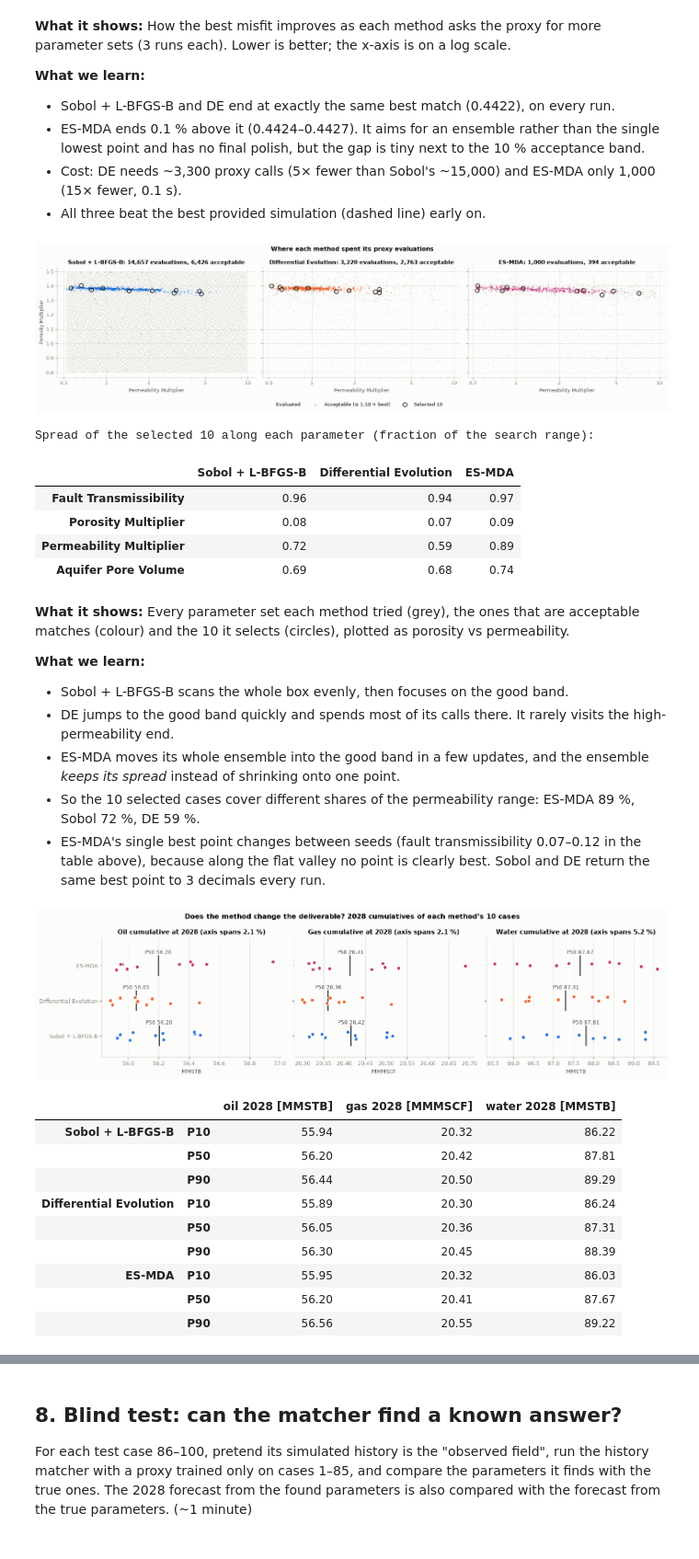
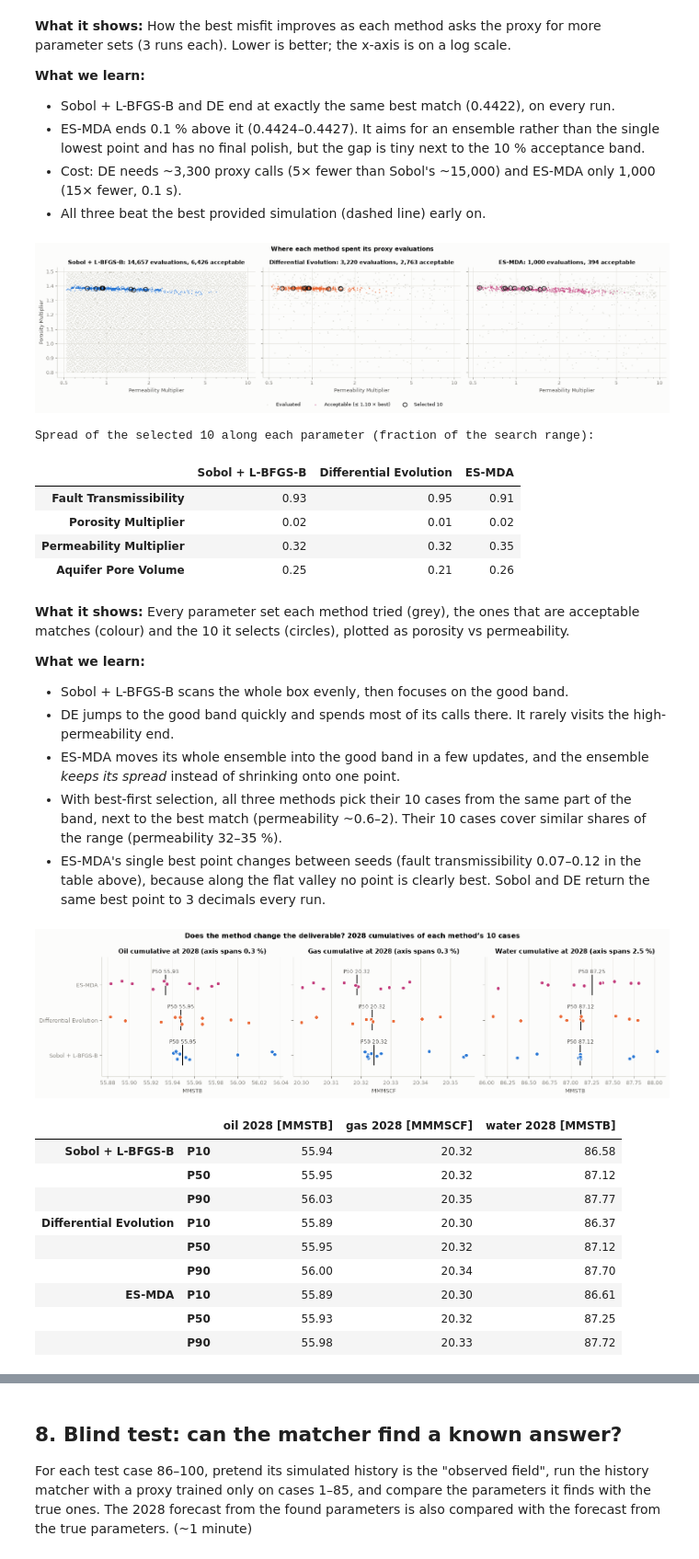
Before and after one commit to siongfeng04/ExxonMobil-DWC26, a Jupyter notebook: notebook/02_History_Matching_Forecast.ipynb, the cells around one changed output, grey strips where cells are left out. Shown at 92% size. Cells and saved outputs as stored; diff of their text form; code cells hidden in the pictures.

Commit message:
1. Change data flow (from 01 notebook) 2. Restructure output folder 3. Change selection strategy (best params with lowest missfit, then difference)

```diff
--- a/notebook/02_History_Matching_Forecast.ipynb
+++ b/notebook/02_History_Matching_Forecast.ipynb
@@ -64,6 +64,13 @@ plt.rcParams.update({
     'font.size': 9.5, 'lines.linewidth': 2,
 })
 pd.set_option('display.width', 160)
+
+FIG_DIR = ROOT / 'outputs' / 'figures' / '02_History_Matching_Forecast'  # one figure folder per notebook
+FIG_DIR.mkdir(parents=True, exist_ok=True)
+
+
+def savefig(fig, name):
+    fig.savefig(FIG_DIR / f'{name}.png', dpi=150, bbox_inches='tight')
 # %% [markdown]
 ## 2. Load the data
 
@@ -502,6 +524,7 @@ axes[0].set_ylabel('Porosity Multiplier')
 fig.legend(*axes[-1].get_legend_handles_labels(), loc='lower center', ncol=3, bbox_to_anchor=(0.5, -0.02))
 fig.suptitle('Where each method spent its proxy evaluations', fontweight='bold')
 fig.tight_layout(rect=(0, 0.06, 1, 1))
+savefig(fig, '08_optimizer_search_coverage')
 plt.show()
 
 spread = pd.DataFrame({m: np.ptp(box.to_unit(r['selected'][PARAM_COLS].to_numpy()), axis=0)
@@ -509,13 +532,13 @@ spread = pd.DataFrame({m: np.ptp(box.to_unit(r['selected'][PARAM_COLS].to_numpy(
 print('Spread of the selected 10 along each parameter (fraction of the search range):')
 display(spread.round(2))
 # %% [output]
-[figure, old version]
+[figure, new version]
 Spread of the selected 10 along each parameter (fraction of the search range):
 |  | Sobol + L-BFGS-B | Differential Evolution | ES-MDA |
-| Fault Transmissibility | 0.96 | 0.94 | 0.97 |
-| Porosity Multiplier | 0.08 | 0.07 | 0.09 |
-| Permeability Multiplier | 0.72 | 0.59 | 0.89 |
-| Aquifer Pore Volume | 0.69 | 0.68 | 0.74 |
+| Fault Transmissibility | 0.93 | 0.95 | 0.91 |
+| Porosity Multiplier | 0.02 | 0.01 | 0.02 |
+| Permeability Multiplier | 0.32 | 0.32 | 0.35 |
+| Aquifer Pore Volume | 0.25 | 0.21 | 0.26 |
 # %% [markdown]
 **What it shows:** Every parameter set each method tried (grey), the ones that are acceptable matches (colour)
 and the 10 it selects (circles), plotted as porosity vs permeability.
@@ -525,50 +548,52 @@ and the 10 it selects (circles), plotted as porosity vs permeability.
 - DE jumps to the good band quickly and spends most of its calls there. It rarely visits the high-permeability end.
 - ES-MDA moves its whole ensemble into the good band in a few updates, and the ensemble *keeps its spread* instead of
   shrinking onto one point.
-- So the 10 selected cases cover different shares of the permeability range: ES-MDA 89 %, Sobol 72 %, DE 59 %.
+- With best-first selection, all three methods pick their 10 cases from the same part of the band, next to the best
+  match (permeability ~0.6–2). Their 10 cases cover similar shares of the range (permeability 32–35 %).
 - ES-MDA's single best point changes between seeds (fault transmissibility 0.07–0.12 in the table above), because
   along the flat valley no point is clearly best. Sobol and DE return the same best point to 3 decimals every run.
 # %%
 cum_2028 = {m: forecast(proxy, r['selected'][PARAM_COLS].to_numpy(), dates, field['obs_rate'], field['obs_cum'], corr,
                         anchor=True)['cum'][:, -1] / 1e6
             for m, r in main_runs.items()}
 
 fig, axes = plt.subplots(1, 3, figsize=(15, 4.0))
 rng = np.random.default_rng(0)
 for v, ax in enumerate(axes):
     for y, (method, cum) in enumerate(cum_2028.items()):
         ax.scatter(cum[:, v], y + rng.uniform(-0.12, 0.12, len(cum)), s=40, color=method_color[method],
                    edgecolor='#fcfcfb', linewidth=1.2, zorder=3)
         med = np.median(cum[:, v])
         ax.plot([med, med], [y - 0.28, y + 0.28], color=C['actual'], lw=1.5)
         ax.annotate(f'P50 {med:.2f}', (med, y + 0.28), xytext=(0, 3), textcoords='offset points', ha='center',
                     fontsize=8.5, color='#52514e')
     ax.set_yticks(range(len(cum_2028)), list(cum_2028) if v == 0 else [])
     ax.set_ylim(-0.6, len(cum_2028) - 0.2)
     ax.grid(axis='y', visible=False)
     lo, hi = ax.get_xlim()
     ax.set_title(f'{VARS[v].title()} cumulative at 2028 (axis spans {100 * (hi - lo) / lo:.1f} %)')
     ax.set_xlabel(f'MM{UNITS[v]}')
 fig.suptitle('Does the method change the deliverable? 2028 cumulatives of each method’s 10 cases',
              fontweight='bold')
 fig.tight_layout()
+savefig(fig, '09_optimizer_forecast_2028')
 plt.show()
 
 pct = pd.concat({m: pd.DataFrame(np.percentile(c, [10, 50, 90], axis=0), index=['P10', 'P50', 'P90'],
                                  columns=[f'{v} 2028 [MM{u}]' for v, u in zip(VARS, UNITS)])
                  for m, c in cum_2028.items()})
 display(pct.round(2))
 # %% [output]
-[figure, old version]
+[figure, new version]
 |  |  | oil 2028 [MMSTB] | gas 2028 [MMMSCF] | water 2028 [MMSTB] |
-| Sobol + L-BFGS-B | P10 | 55.94 | 20.32 | 86.22 |
-|  | P50 | 56.20 | 20.42 | 87.81 |
-|  | P90 | 56.44 | 20.50 | 89.29 |
-| Differential Evolution | P10 | 55.89 | 20.30 | 86.24 |
-|  | P50 | 56.05 | 20.36 | 87.31 |
-|  | P90 | 56.30 | 20.45 | 88.39 |
-| ES-MDA | P10 | 55.95 | 20.32 | 86.03 |
-|  | P50 | 56.20 | 20.41 | 87.67 |
-|  | P90 | 56.56 | 20.55 | 89.22 |
+| Sobol + L-BFGS-B | P10 | 55.94 | 20.32 | 86.58 |
+|  | P50 | 55.95 | 20.32 | 87.12 |
+|  | P90 | 56.03 | 20.35 | 87.77 |
+| Differential Evolution | P10 | 55.89 | 20.30 | 86.37 |
+|  | P50 | 55.95 | 20.32 | 87.12 |
+|  | P90 | 56.00 | 20.34 | 87.70 |
+| ES-MDA | P10 | 55.89 | 20.30 | 86.61 |
+|  | P50 | 55.93 | 20.32 | 87.25 |
+|  | P90 | 55.98 | 20.33 | 87.72 |
 # %% [markdown]
 **What it shows:** The 2028 totals of each method's 10 cases (dots) and their middle value (P50, black line).
```
Also changed, not shown: parts of 27 cells of this notebook, 38 other files.
